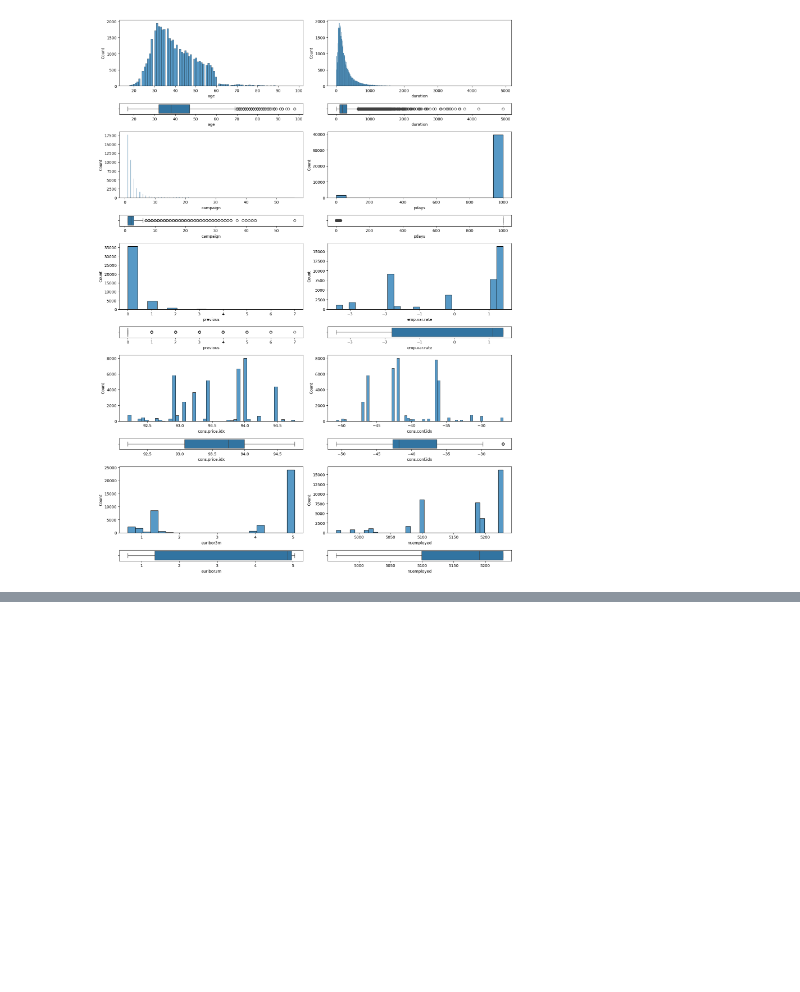
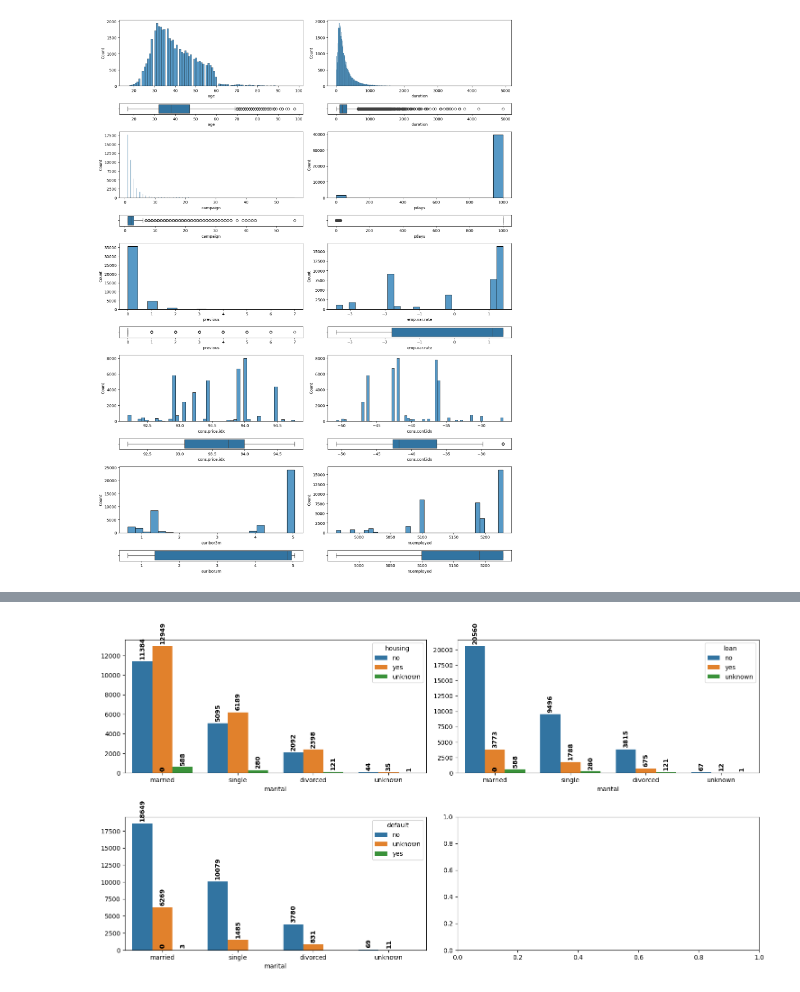
Before and after one commit to ASGAMO-DS/Marketing-Bancario, a Jupyter notebook: src/explore.ipynb, the cells around one changed output, grey strips where cells are left out. Saved outputs shown, nothing was run; the diff lists cells and outputs as text; code cells hidden in the pictures; blank space fills up the shorter version.

```diff
--- a/src/explore.ipynb
+++ b/src/explore.ipynb
@@ -361,0 +389,57 @@ Name: count, dtype: int64
+# %%
+#análisis categórico - categórico
+
+fig, axis = plt.subplots(2, 2, figsize = (15,8))
+
+Gráfico_marital_housing = sns.countplot(data=df, x='marital',hue='housing',ax=axis[0,0])
+Gráfico_marital_housing.set_ylabel('')
+for p in Gráfico_marital_housing.patches:
+    Gráfico_marital_housing.annotate(
+        f'{int(p.get_height())}',
+        (p.get_x() + p.get_width() / 2., p.get_height()),
+        ha='center',
+        va='baseline',
+        fontsize=10,
+        color='black',
+        rotation=90,
+        weight= 'bold',
+        xytext=(0, 5),
+        textcoords='offset points'
+    )
+
+Gráfico_marital_loan = sns.countplot(data=df, x='marital',hue='loan',ax=axis[0,1])
+Gráfico_marital_loan.set_ylabel('')
+for p in Gráfico_marital_loan.patches:
+    Gráfico_marital_loan.annotate(
+        f'{int(p.get_height())}',
+        (p.get_x() + p.get_width() / 2., p.get_height()),
+        ha='center',
+        va='baseline',
+        fontsize=10,
+        color='black',
+        rotation=90,
+        weight= 'bold',
+        xytext=(0, 5),
+        textcoords='offset points'
+    )
+
+Gráfico_marital_default = sns.countplot(data=df, x='marital',hue='default',ax=axis[1,0])
+Gráfico_marital_default.set_ylabel('')
+for p in Gráfico_marital_default.patches:
+    Gráfico_marital_default.annotate(
+        f'{int(p.get_height())}',
+        (p.get_x() + p.get_width() / 2., p.get_height()),
+        ha='center',
+        va='baseline',
+        fontsize=10,
+        color='black',
+        rotation=90,
+        weight= 'bold',
+        xytext=(0, 5),
+        textcoords='offset points'
+    )
+
+plt.tight_layout()
+plt.show()
+# %% [output]
+[figure, added]
```
Also changed, not shown: parts of 5 cells of this notebook.
